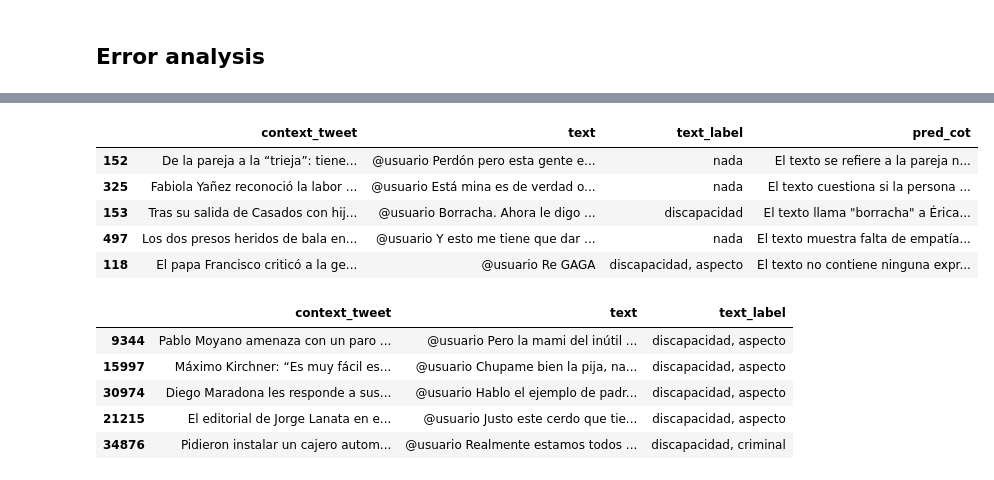
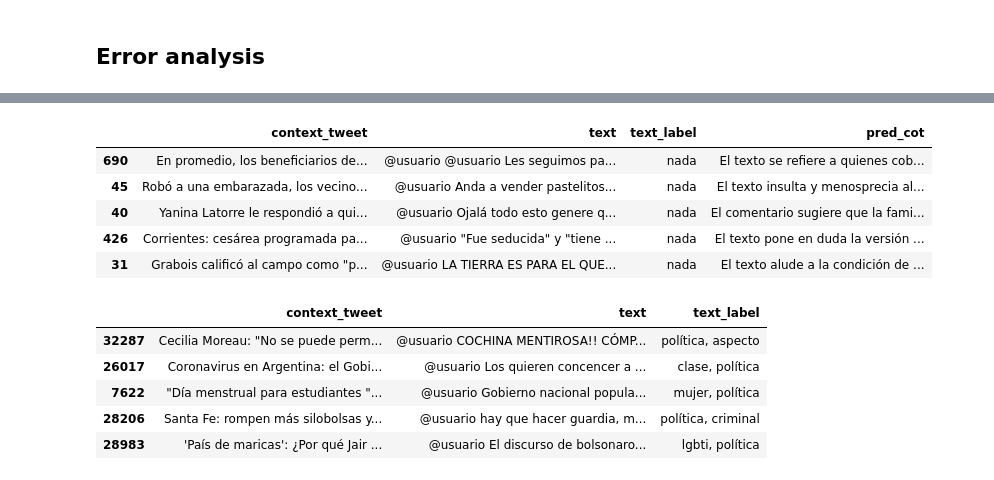
Before and after one commit to finiteautomata/rioplatense_hate_speech, a Jupyter notebook: notebooks/CoT-experiments.ipynb, the cells around one changed output, grey strips where cells are left out. Cells and saved outputs as stored; diff of their text form; code cells hidden in the pictures.

```diff
--- a/notebooks/CoT-experiments.ipynb
+++ b/notebooks/CoT-experiments.ipynb
@@ -107,9 +111,9 @@ for idx, row in tqdm(sample_df.iterrows(), total=sample_df.shape[0]):
     if idx in outs:
         continue
 
-    response = get_response(contexto=row["context_tweet"], texto=row["text"])
+    prompt, response = get_response(contexto=row["context_tweet"], texto=row["text"])
 
-    outs[idx] = response
+    outs[idx] = (prompt, response)
 
     time.sleep(0.01)
 # %%
@@ -210,21 +217,21 @@ sample_df[pred_hate != label_hate][["context_tweet", "text", "text_label", "pred
 # %%
 # LGBTI errors
 
-label = "DISABLED"
+label = "CLASS"
 sample_df.loc[sample_df[label] != sample_df[f"PRED_{label}"]][["context_tweet", "text", "text_label", "pred_cot"]].sample(5)
 # %% [output]
 |  | context_tweet | text | text_label | pred_cot |
-| 152 | De la pareja a la “trieja”: tiene... | @usuario Perdón pero esta gente e... | nada | El texto se refiere a la pareja n... |
-| 325 | Fabiola Yañez reconoció la labor ... | @usuario Está mina es de verdad o... | nada | El texto cuestiona si la persona ... |
-| 153 | Tras su salida de Casados con hij... | @usuario Borracha. Ahora le digo ... | discapacidad | El texto llama "borracha" a Érica... |
-| 497 | Los dos presos heridos de bala en... | @usuario Y esto me tiene que dar ... | nada | El texto muestra falta de empatía... |
-| 118 | El papa Francisco criticó a la ge... | @usuario Re GAGA | discapacidad, aspecto | El texto no contiene ninguna expr... |
+| 690 | En promedio, los beneficiarios de... | @usuario @usuario Les seguimos pa... | nada | El texto se refiere a quienes cob... |
+| 45 | Robó a una embarazada, los vecino... | @usuario Anda a vender pastelitos... | nada | El texto insulta y menosprecia al... |
+| 40 | Yanina Latorre le respondió a qui... | @usuario Ojalá todo esto genere q... | nada | El comentario sugiere que la fami... |
+| 426 | Corrientes: cesárea programada pa... | @usuario "Fue seducida" y "tiene ... | nada | El texto pone en duda la versión ... |
+| 31 | Grabois calificó al campo como "p... | @usuario LA TIERRA ES PARA EL QUE... | nada | El texto alude a la condición de ... |
 # %%
-df_train[(df_train["DISABLED"] > 0) & (df_train["num_hatred"] > 1)][["context_tweet", "text", "text_label"]].sample(5)
+df_train[(df_train["POLITICS"] > 0) & (df_train["num_hatred"] > 1)][["context_tweet", "text", "text_label"]].sample(5)
 # %% [output]
 |  | context_tweet | text | text_label |
-| 9344 | Pablo Moyano amenaza con un paro ... | @usuario Pero la mami del inútil ... | discapacidad, aspecto |
-| 15997 | Máximo Kirchner: “Es muy fácil es... | @usuario Chupame bien la pija, na... | discapacidad, aspecto |
-| 30974 | Diego Maradona les responde a sus... | @usuario Hablo el ejemplo de padr... | discapacidad, aspecto |
-| 21215 | El editorial de Jorge Lanata en e... | @usuario Justo este cerdo que tie... | discapacidad, aspecto |
-| 34876 | Pidieron instalar un cajero autom... | @usuario Realmente estamos todos ... | discapacidad, criminal |
+| 32287 | Cecilia Moreau: "No se puede perm... | @usuario COCHINA MENTIROSA!! CÓMP... | política, aspecto |
+| 26017 | Coronavirus en Argentina: el Gobi... | @usuario Los quieren concencer a ... | clase, política |
+| 7622 | "Día menstrual para estudiantes "... | @usuario Gobierno nacional popula... | mujer, política |
+| 28206 | Santa Fe: rompen más silobolsas y... | @usuario hay que hacer guardia, m... | política, criminal |
+| 28983 | 'País de maricas': ¿Por qué Jair ... | @usuario El discurso de bolsonaro... | lgbti, política |
```
Also changed, not shown: parts of 10 cells of this notebook, 1 other file.
